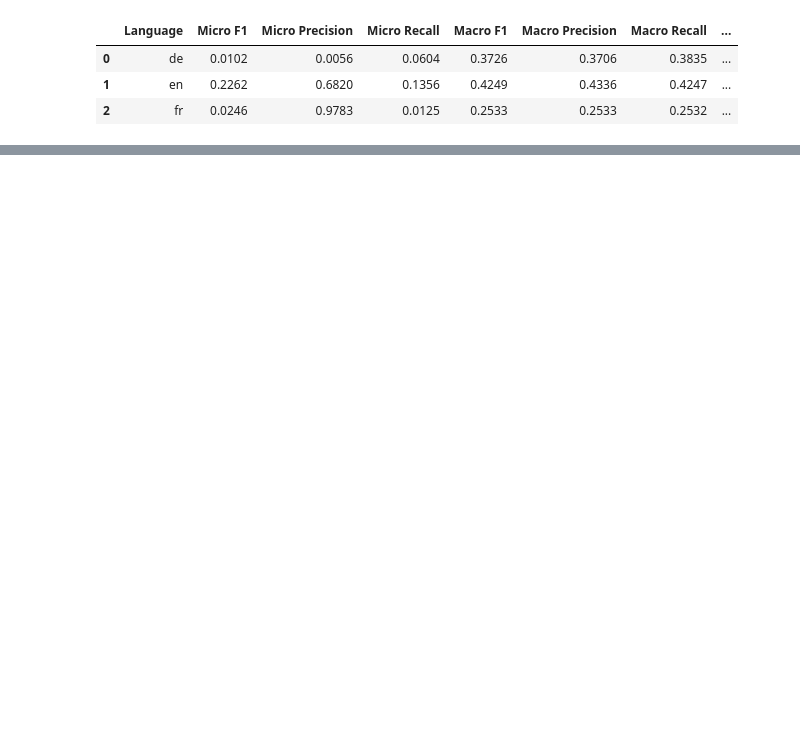
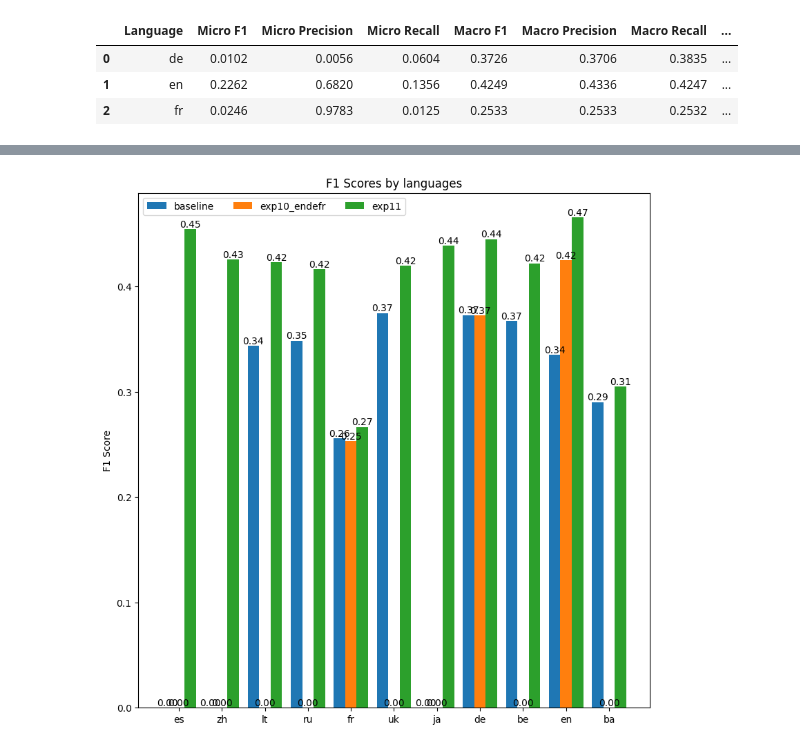
Before and after one commit to dice-group/MST5, a Jupyter notebook: notebooks/eval_results_dbpedia.ipynb, the cells around one changed output, grey strips where cells are left out. Drawn from its saved outputs; the diff is of its cells as text; code cells hidden in the pictures; blank space fills up the shorter version.

Commit message:
update eval_results

```diff
--- a/notebooks/eval_results_dbpedia.ipynb
+++ b/notebooks/eval_results_dbpedia.ipynb
@@ -133,0 +142,3 @@ plot({
+# %%
+exp11 = pd.read_csv("../gerbil_results/exp11-fine-tune.csv")
+exp11
@@ -133,0 +158,8 @@ plot({
+# %%
+plot({
+    "baseline": baseline,
+    "exp10_endefr": exp10_endefr,
+    "exp11": exp11
+}, x_distance=1.5)
+# %% [output]
+[figure, added]
```
Also changed, not shown: parts of 10 cells of this notebook.
